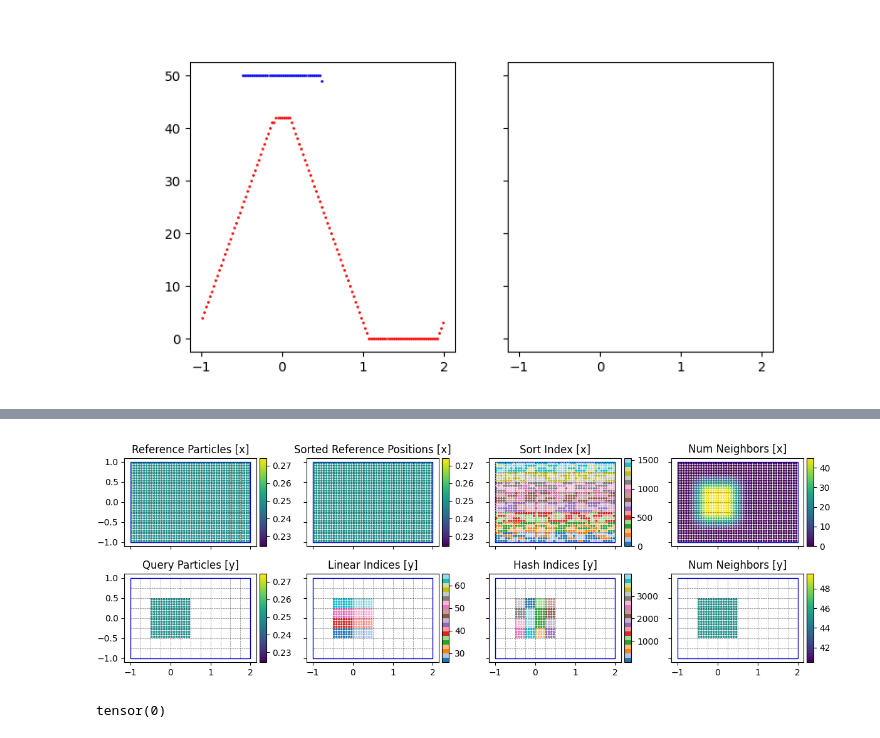
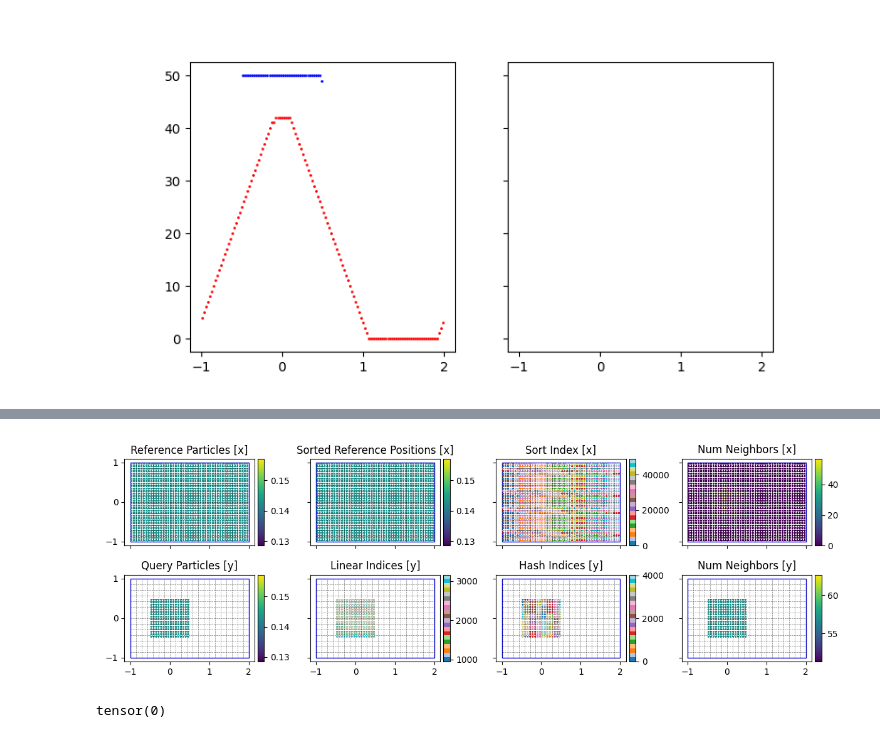
Before and after one commit to wi-re/torchCompactRadius, a Jupyter notebook: neighborhoodDebug.ipynb, the cells around one changed output, grey strips where cells are left out. Drawn from its saved outputs; the diff is of its cells as text; code cells hidden in the pictures.

```diff
--- a/neighborhoodDebug.ipynb
+++ b/neighborhoodDebug.ipynb
@@ -55,7 +55,7 @@ device = torch.device('cpu')
 targetNumNeighbors = 50
 hashMapLength = 4096
 nx = 32
-dim = 3
+dim = 2
 
 minDomain = torch.tensor([-1] * dim, dtype = torch.float32, device = device)
 maxDomain = torch.tensor([ 1] * dim, dtype = torch.float32, device = device)
@@ -174,11 +174,15 @@ hashed indices (python | cpu) [   0 1117 2234]
 #                                        'trace.graph_diagram':True})
 # (i_cpu, j_cpu), ni_cpu, nj_cpu, sortedPositions, sortedSupports, hashTable, sortedCellTable, hCell, qMin, qMax, numCells, sortIndex = compiled((y, positions), (ySupport, supports), (minDomain, maxDomain), periodicity, hashMapLength, 'symmetric', 'pythonDynamic')
 # %%
-(i_cpu, j_cpu), ni_cpu, nj_cpu, sortedPositions, sortedSupports, hashTable, sortedCellTable, hCell, qMin, qMax, numCells, sortIndex = \
+(i_cpu, j_cpu), ni_cpu, nj_cpu, neighborDict = \
      neighborSearch((y, positions), (ySupport, supports), (minDomain, maxDomain), periodicity, hashMapLength, 'symmetric', 'python')
+# (i_cpu, j_cpu), ni_cpu, nj_cpu = \
+     # neighborSearchExisting(y, ySupport, neighborDict, mode = 'symmetric', variant = 'python')
 # %%
-(i_cpu, j_cpu), ni_cpu, nj_cpu, sortedPositions, sortedSupports, hashTable, sortedCellTable, hCell, qMin, qMax, numCells, sortIndex = \
+(i_cpu, j_cpu), ni_cpu, nj_cpu, neighborDict = \
      neighborSearch((y, positions), (ySupport, supports), (minDomain, maxDomain), periodicity, hashMapLength, 'symmetric', 'cpp')
+(i_cpu, j_cpu), ni_cpu, nj_cpu = \
+     neighborSearchExisting(y, ySupport, neighborDict, mode = 'symmetric', variant = 'cpp')
 # %%
 print('i_cpu', i_cpu.device, i_cpu.dtype, i_cpu.shape, i_cpu)
 print('j_cpu', j_cpu.device, j_cpu.dtype, j_cpu.shape, j_cpu)
@@ -333,39 +240,39 @@ def scatterPlot(fig, ax, positions, c, scatterSize, title, cmap = 'viridis', nor
     else:
         dataNorm = matplotlib.colors.Normalize(vmin = c.min(), vmax = c.max())
 
     sc = ax.scatter(positions[:,0].detach().cpu(), positions[:,1].detach().cpu(), c = c.detach().cpu(), s = scatterSize, label = title, cmap = cmap, norm = dataNorm)
     divider = make_axes_locatable(ax)
     cax = divider.append_axes("right", size="5%", pad=0.05)
     plt.colorbar(sc, cax=cax)
     ax.set_title(title)
 
 
 fig, axis = plt.subplots(2, 4, figsize=(12,4), sharex = True, sharey = True, squeeze = False)
 
 for ax in axis.flatten():
-    plotGrid(ax, qMin, qMax, hCell, numCells)
+    plotGrid(ax, neighborDict['qMin'] , neighborDict['qMax'], neighborDict['hCell'], neighborDict['numCells'])
 scatterSize = 100 / math.sqrt(positions.shape[0])
 
 scatterPlot(fig, axis[0,0], positions, supports, scatterSize, 'Reference Particles [x]')
-scatterPlot(fig, axis[0,1], sortedPositions, sortedSupports, scatterSize, 'Sorted Reference Positions [x]')
+scatterPlot(fig, axis[0,1], neighborDict['sortedPositions'], neighborDict['sortedSupports'], scatterSize, 'Sorted Reference Positions [x]')
 scatterPlot(fig, axis[1,0], y, ySupport, scatterSize, 'Query Particles [y]')
 
-scatterPlot(fig, axis[0,2], positions, sortIndex, scatterSize, 'Sort Index [x]', cmap = 'tab20', norm = 'linear')
+scatterPlot(fig, axis[0,2], positions, neighborDict['sortIndex'], scatterSize, 'Sort Index [x]', cmap = 'tab20', norm = 'linear')
 
 from torchCompactRadius.util import linearIndexing, hashCellIndices
 
-cellIndices = torch.floor((y - qMin) / hCell).to(torch.int32)
-linearIndices = linearIndexing(cellIndices, numCells)
+cellIndices = torch.floor((y - neighborDict['qMin']) / neighborDict['hCell']).to(torch.int32)
+linearIndices = linearIndexing(cellIndices, neighborDict['numCells'])
 hashIndices = hashCellIndices(cellIndices, hashMapLength)
 scatterPlot(fig, axis[1,1], y, linearIndices, scatterSize, 'Linear Indices [y]', cmap = 'tab20', norm = 'linear')
 scatterPlot(fig, axis[1,2], y, hashIndices, scatterSize, 'Hash Indices [y]', cmap = 'tab20', norm = 'linear')
 
 scatterPlot(fig, axis[0,3], positions, nj_cpu, scatterSize, 'Num Neighbors [x]')
 scatterPlot(fig, axis[1,3], y, ni_cpu, scatterSize, 'Num Neighbors [y]')
 
 fig.tight_layout()
 # %% [output]
-[figure, old version]
+[figure, new version]
 # %%
 from torchCompactRadius.util import hashCellIndices_cpp, linearIndexing, hashCellIndices
 
```
Also changed, not shown: parts of 8 cells of this notebook, 11 other files.
